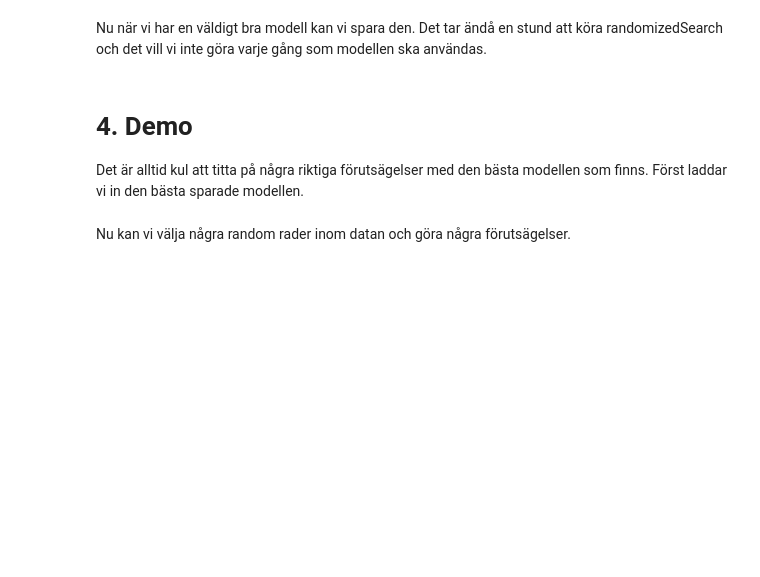
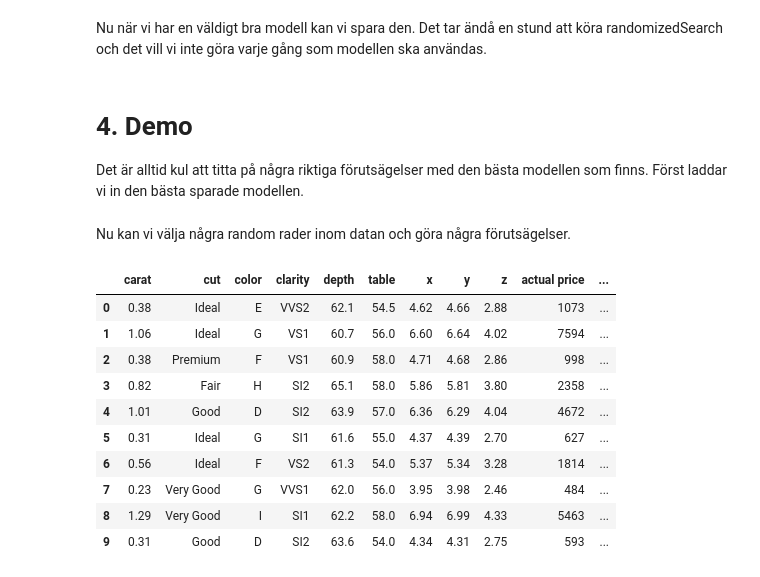
Before and after one commit to Algaras-dev/Diamond-Price-Prediction-Model, a Jupyter notebook: Estimering av diamantpriser.ipynb, the cells around one changed output. Cells and saved outputs as stored; diff of their text form; code cells hidden in the pictures; blank space fills up the shorter version.

Commit message:
Added demo

```diff
--- a/Estimering av diamantpriser.ipynb
+++ b/Estimering av diamantpriser.ipynb
@@ -94,11 +94,11 @@ Det finns fortfarande några kolumner som har kategoriska värden (*cut*, *color
 encoded_cut = pd.get_dummies(df['cut'], 'cut:', ' ')
 encoded_color = pd.get_dummies(df['color'], 'color:', ' ')
 encoded_clarity = pd.get_dummies(df['clarity'], 'clarity:', ' ')
-df.drop(columns=['cut', 'color', 'clarity'], inplace=True)
 
-df = pd.concat([encoded_cut, encoded_color, encoded_clarity, df], axis=1)
+encoded_df = pd.concat([encoded_cut, encoded_color, encoded_clarity, df], axis=1)
+encoded_df.drop(columns=['cut', 'color', 'clarity'], inplace=True)
 
-display(df.head())
+display(encoded_df.head())
 # %% [output]
 |  | cut: Fair | cut: Good | cut: Ideal | cut: Premium | cut: Very Good | color: D | color: E | color: F | ... |
 | 0 | False | False | True | False | False | False | True | False | ... |
@@ -111,8 +111,8 @@ display(df.head())
 ## 2. Skapa en modell
 Först delas datan upp för träning och testning. Delningen är 0.2, alltså blir 80% träning och 20% testning.
 # %%
-X = df.drop(columns='price')
-y = df['price']
+X = encoded_df.drop(columns='price')
+y = encoded_df['price']
 
 X_train, X_test, y_train, y_test = train_test_split(X, y, test_size=0.2, random_state=1)
 # %% [markdown]
@@ -271,7 +271,40 @@ Nu kan vi välja några random rader inom datan och göra några förutsägelser
 # %%
 indices = np.random.choice(X.shape[0], 10, False)
 
+df_demo = df.iloc[indices]
 X_demo = X.iloc[indices]
 y_demo = y.iloc[indices]
 
 preds = model.predict(X_demo)
+# %%
+df_demo = df_demo.drop(columns=['price']).reset_index()
+df_demo.drop(columns=['index'], inplace=True)
+
+y_demo = pd.DataFrame({'actual price': y_demo}).reset_index().round()
+y_demo.drop(columns=['index'], inplace=True)
+
+preds_demo = pd.DataFrame({'predicted price': preds}).reset_index().round()
+preds_demo.drop(columns=['index'], inplace=True)
+
+demo = pd.concat(
+    (
+        df_demo,
+        y_demo,
+        preds_demo
+    ),
+    axis=1
+)
+
+display(demo)
+# %% [output]
+|  | carat | cut | color | clarity | depth | table | x | y | z | actual price | ... |
+| 0 | 0.38 | Ideal | E | VVS2 | 62.1 | 54.5 | 4.62 | 4.66 | 2.88 | 1073 | ... |
+| 1 | 1.06 | Ideal | G | VS1 | 60.7 | 56.0 | 6.60 | 6.64 | 4.02 | 7594 | ... |
+| 2 | 0.38 | Premium | F | VS1 | 60.9 | 58.0 | 4.71 | 4.68 | 2.86 | 998 | ... |
+| 3 | 0.82 | Fair | H | SI2 | 65.1 | 58.0 | 5.86 | 5.81 | 3.80 | 2358 | ... |
+| 4 | 1.01 | Good | D | SI2 | 63.9 | 57.0 | 6.36 | 6.29 | 4.04 | 4672 | ... |
+| 5 | 0.31 | Ideal | G | SI1 | 61.6 | 55.0 | 4.37 | 4.39 | 2.70 | 627 | ... |
+| 6 | 0.56 | Ideal | F | VS2 | 61.3 | 54.0 | 5.37 | 5.34 | 3.28 | 1814 | ... |
+| 7 | 0.23 | Very Good | G | VVS1 | 62.0 | 56.0 | 3.95 | 3.98 | 2.46 | 484 | ... |
+| 8 | 1.29 | Very Good | I | SI1 | 62.2 | 58.0 | 6.94 | 6.99 | 4.33 | 5463 | ... |
+| 9 | 0.31 | Good | D | SI2 | 63.6 | 54.0 | 4.34 | 4.31 | 2.75 | 593 | ... |
```
